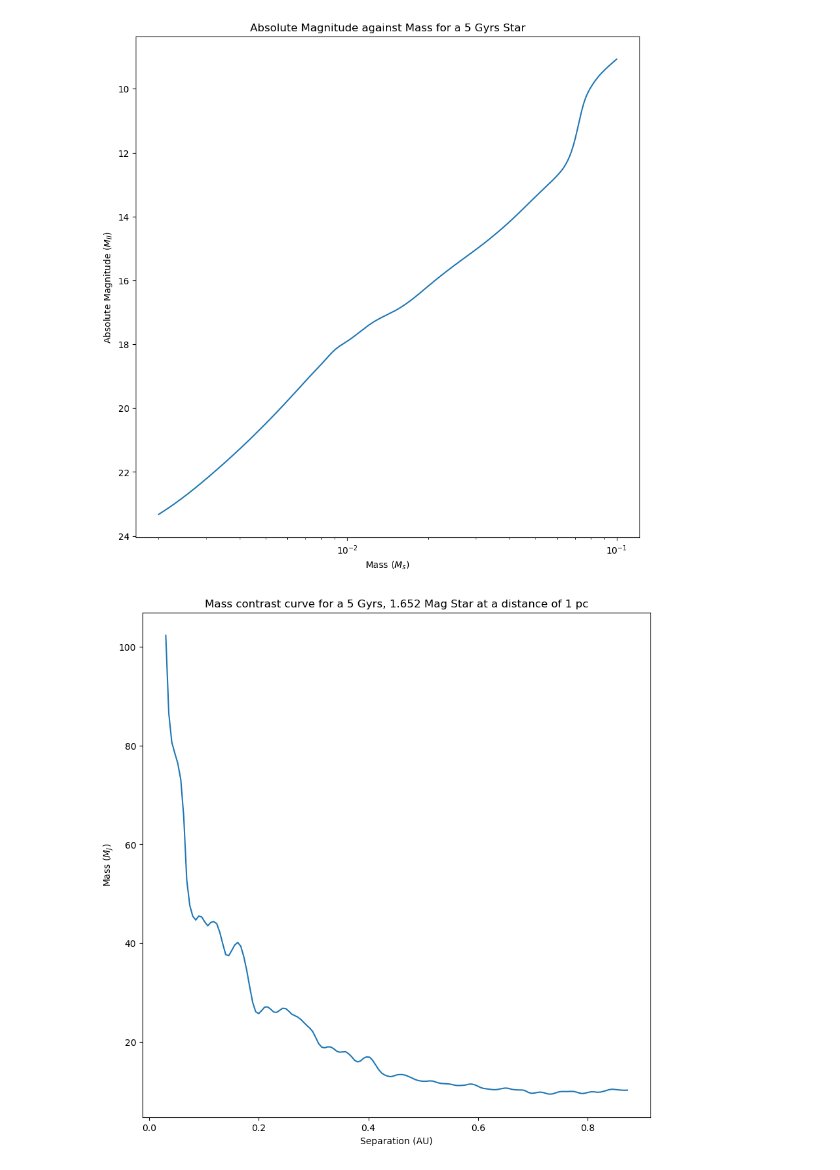
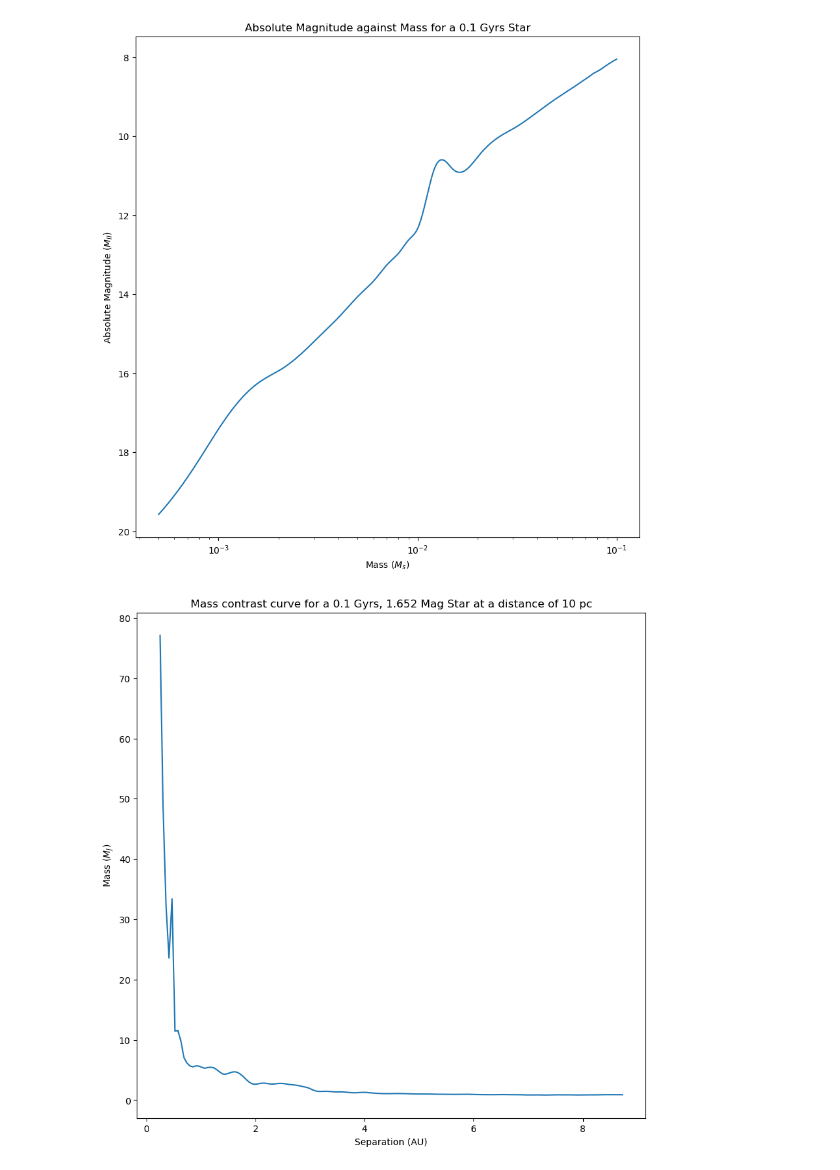
Before and after one commit to BryceDixon/High_Contrast_Imaging, a Jupyter notebook: contrast_curve_converter.ipynb, the cells around one changed output. Saved outputs shown, nothing was run; the diff lists cells and outputs as text; code cells hidden in the pictures.

```diff
--- a/contrast_curve_converter.ipynb
+++ b/contrast_curve_converter.ipynb
@@ -17,7 +17,7 @@ mass = a[0,1:]
 # %%
 # METIS data for L-band 1.652 mag star
 stellar_mag = 1.652
-distance = 1
+distance = 10
 mag_data, sep_data = ev.mag_contrast_plot('C:/Users/bryce/Python/High Contrast Imaging Project/Year_4/science_case_Dec2020/cc_adi_bckg1_mag1.652_L_CVC_fullM1_all_effects.fits', stellar_mag, distance, 'L', 'all effects')
-ev.convert(age, mag, mass, 5, mag_data, sep_data, stellar_mag, distance, 'C:/Users/bryce/Downloads/')
+ev.convert(age, mag, mass, 0.1, mag_data, sep_data, stellar_mag, distance, 'C:/Users/bryce/Downloads/')
 # %% [output]
@@ -25,3 +25,3 @@ ev.convert(age, mag, mass, 5, mag_data, sep_data, stellar_mag, distance, 'C:/Use
 [figure]
-[figure, old version]
+[figure, new version]
-[figure, old version]
+[figure, new version]
```
Also changed, not shown: parts of 1 cell of this notebook, 1 other file.
